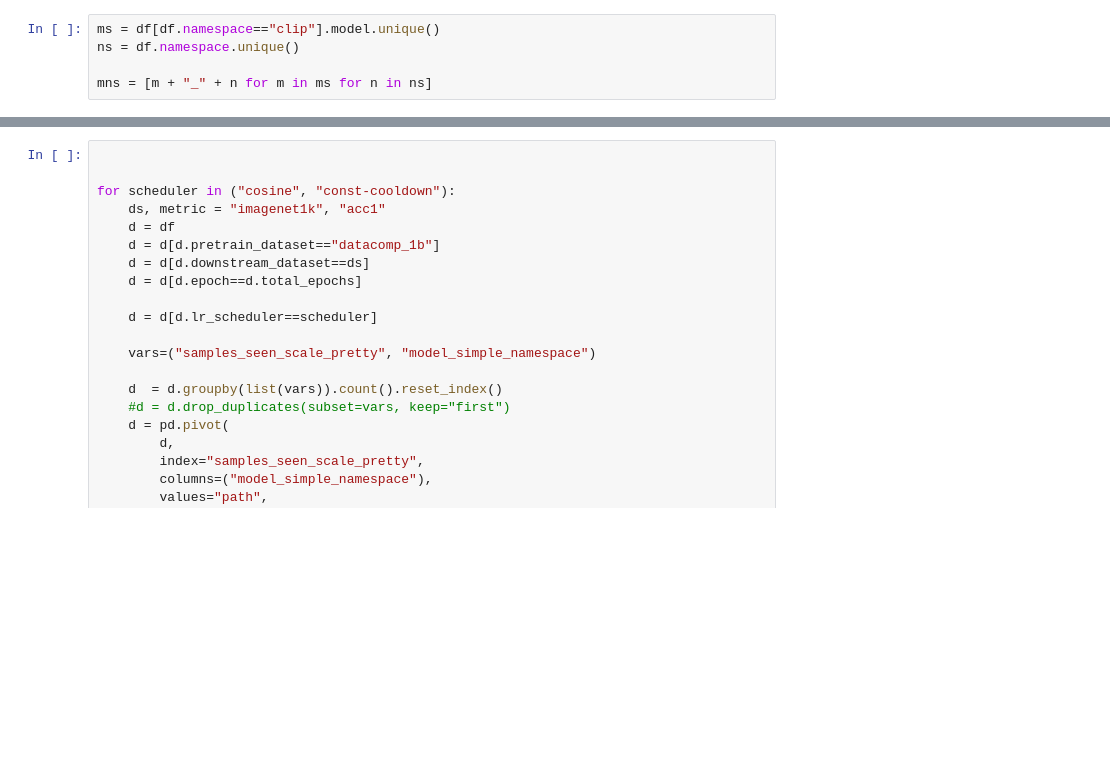
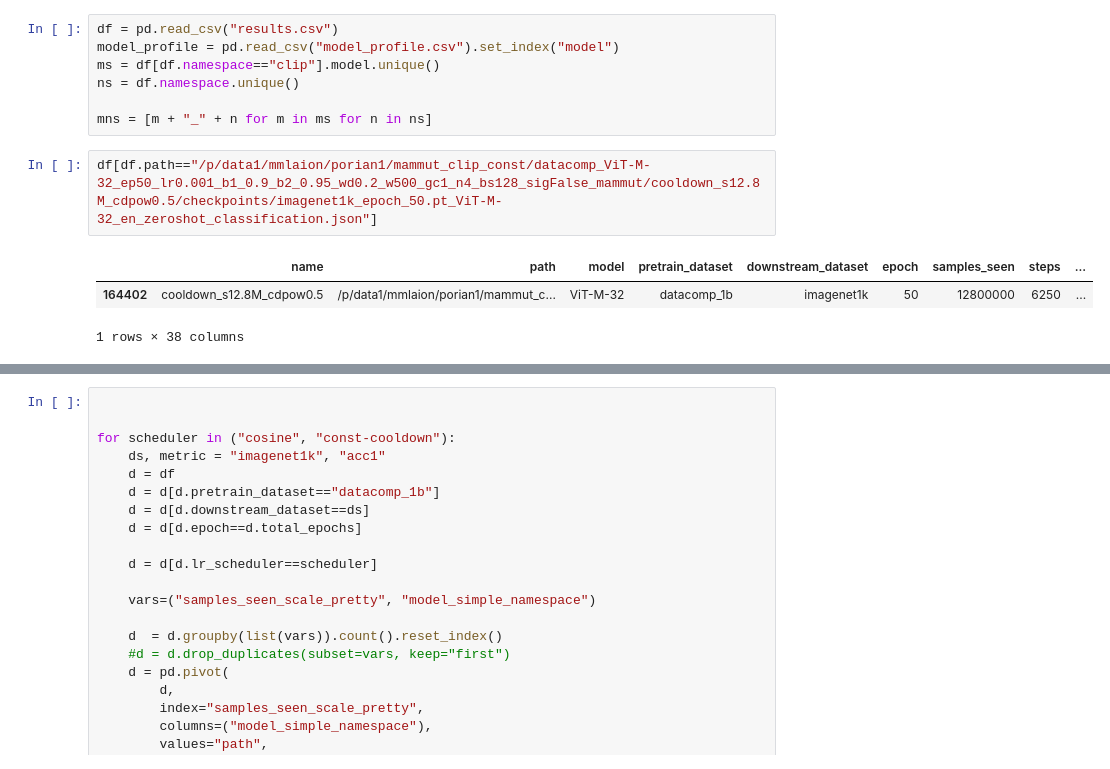
Before and after one commit to SLAMPAI/open_clip_scaling, a Jupyter notebook: overview.ipynb, the cells around one changed output, grey strips where cells are left out. Cells and saved outputs as stored; diff of their text form; blank space fills up the shorter version.

```diff
--- a/overview.ipynb
+++ b/overview.ipynb
@@ -54,5 +52,13 @@ model_profile = pd.read_csv("model_profile.csv").set_index("model")
 # %%
+df = pd.read_csv("results.csv")
+model_profile = pd.read_csv("model_profile.csv").set_index("model")
 ms = df[df.namespace=="clip"].model.unique()
 ns = df.namespace.unique()
 
 mns = [m + "_" + n for m in ms for n in ns]
+# %%
+df[df.path=="/p/data1/mmlaion/porian1/mammut_clip_const/datacomp_ViT-M-32_ep50_lr0.001_b1_0.9_b2_0.95_wd0.2_w500_gc1_n4_bs128_sigFalse_mammut/cooldown_s12.8M_cdpow0.5/checkpoints/imagenet1k_epoch_50.pt_ViT-M-32_en_zeroshot_classification.json"]
+# %% [output]
+|  | name | path | model | pretrain_dataset | downstream_dataset | epoch | samples_seen | steps | ... |
+| 164402 | cooldown_s12.8M_cdpow0.5 | /p/data1/mmlaion/porian1/mammut_c... | ViT-M-32 | datacomp_1b | imagenet1k | 50 | 12800000 | 6250 | ... |
+1 rows × 38 columns
```
Also changed, not shown: parts of 3 cells of this notebook, 2 other files.
